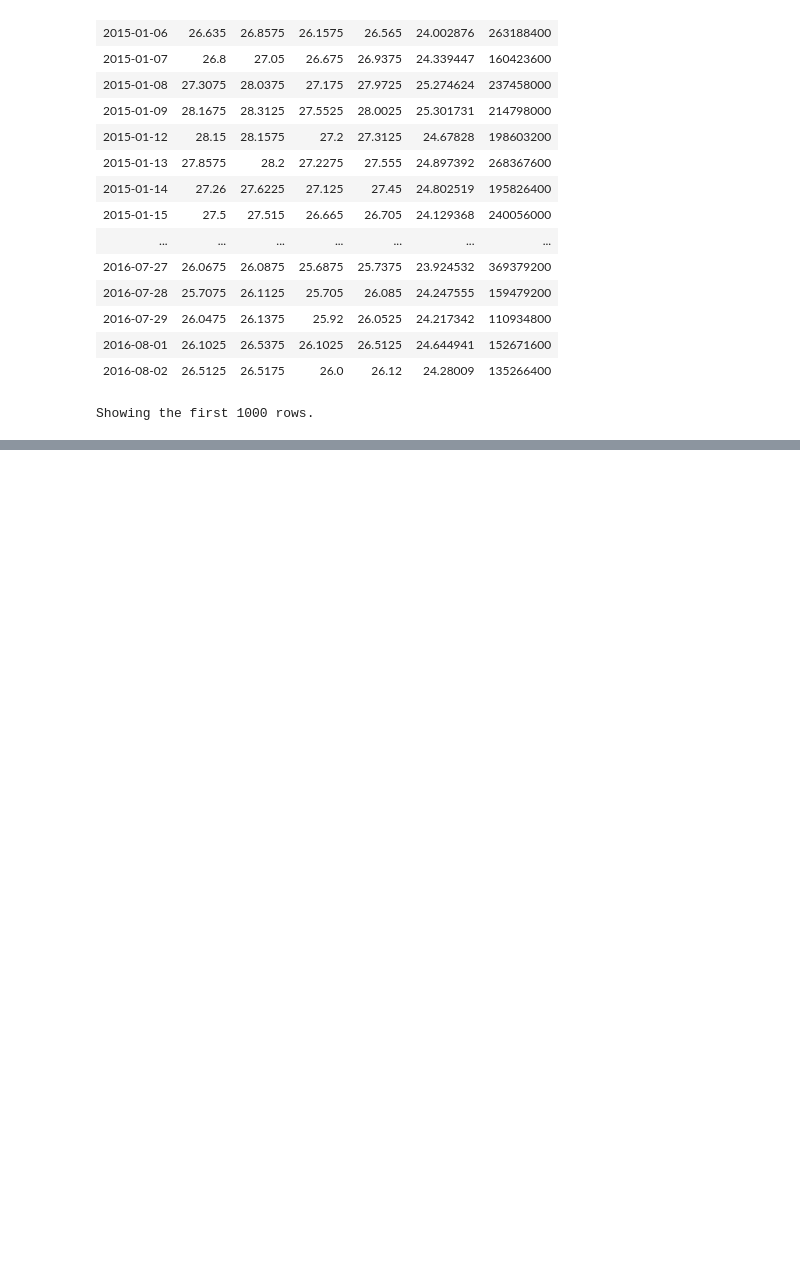
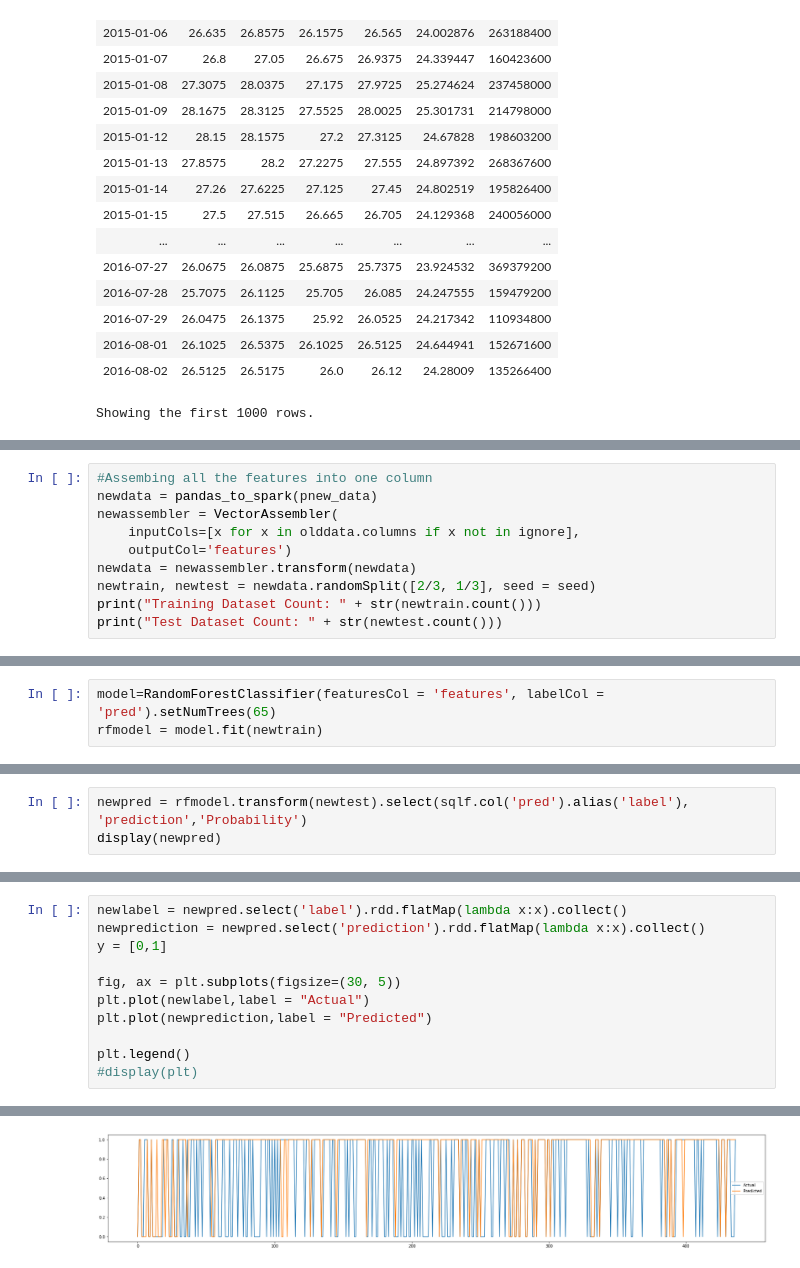
Before and after one commit to KChow095/MachineLearningStockPricePrediction, a Jupyter notebook: AnalyzingAAPLStock.ipynb, the cells around one changed output, grey strips where cells are left out. Drawn from its saved outputs; the diff is of its cells as text; blank space fills up the shorter version.

```diff
--- a/AnalyzingAAPLStock.ipynb
+++ b/AnalyzingAAPLStock.ipynb
@@ -484,0 +561,10 @@ print('precision: {0:1.2f}, recall: {1:1.2f}, accuracy: {2:1.2f}'.format(precisi
+# %%
+#Assembing all the features into one column
+newdata = pandas_to_spark(pnew_data)
+newassembler = VectorAssembler(
+    inputCols=[x for x in olddata.columns if x not in ignore],
+    outputCol='features')
+newdata = newassembler.transform(newdata)
+newtrain, newtest = newdata.randomSplit([2/3, 1/3], seed = seed)
+print("Training Dataset Count: " + str(newtrain.count()))
+print("Test Dataset Count: " + str(newtest.count()))
@@ -484,0 +580,3 @@ print('precision: {0:1.2f}, recall: {1:1.2f}, accuracy: {2:1.2f}'.format(precisi
+# %%
+model=RandomForestClassifier(featuresCol = 'features', labelCol = 'pred').setNumTrees(65)
+rfmodel = model.fit(newtrain)
@@ -484,0 +585,3 @@ print('precision: {0:1.2f}, recall: {1:1.2f}, accuracy: {2:1.2f}'.format(precisi
+# %%
+newpred = rfmodel.transform(newtest).select(sqlf.col('pred').alias('label'), 'prediction','Probability')
+display(newpred)
@@ -484,0 +606,12 @@ print('precision: {0:1.2f}, recall: {1:1.2f}, accuracy: {2:1.2f}'.format(precisi
+# %%
+newlabel = newpred.select('label').rdd.flatMap(lambda x:x).collect()
+newprediction = newpred.select('prediction').rdd.flatMap(lambda x:x).collect()
+y = [0,1]
+
+fig, ax = plt.subplots(figsize=(30, 5))
+plt.plot(newlabel,label = "Actual")
+plt.plot(newprediction,label = "Predicted")
+
+plt.legend()
+#display(plt)
+# %% [output]
@@ -484,0 +619 @@ print('precision: {0:1.2f}, recall: {1:1.2f}, accuracy: {2:1.2f}'.format(precisi
+[figure, added]
```
Also changed, not shown: parts of 74 cells of this notebook, 2 other files.
